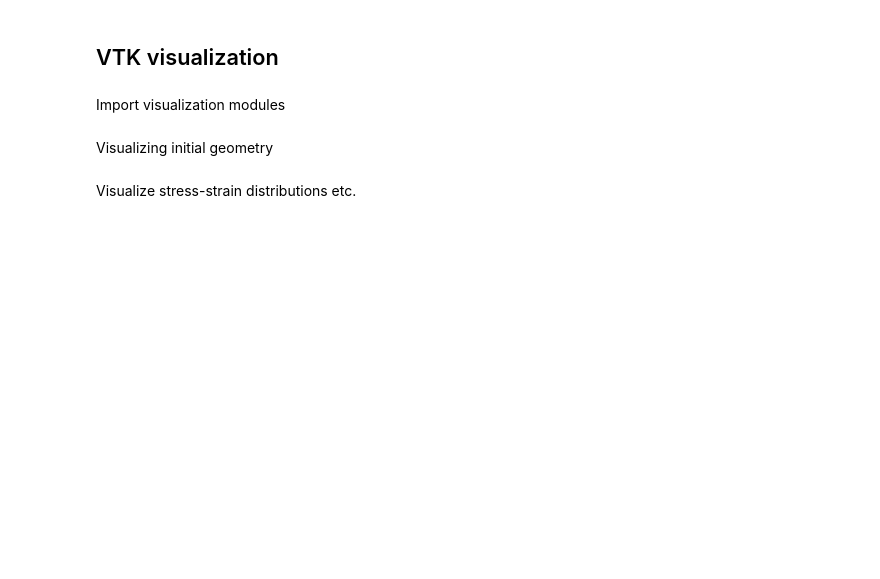
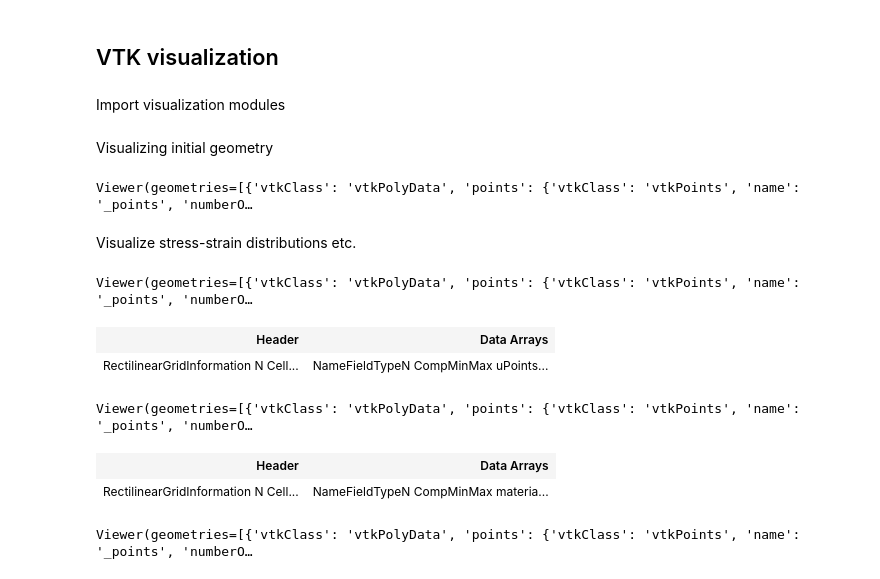
Before and after one commit to max-hassani/pyiron_workflow_examples, a Jupyter notebook: LAMMPS-DAMASK-workflow/Lammps-damask-workflow.ipynb, the cells around one changed output. Saved outputs shown, nothing was run; the diff lists cells and outputs as text; code cells hidden in the pictures; blank space fills up the shorter version.

```diff
--- a/LAMMPS-DAMASK-workflow/Lammps-damask-workflow.ipynb
+++ b/LAMMPS-DAMASK-workflow/Lammps-damask-workflow.ipynb
@@ -601,17 +360,43 @@ from itkwidgets import view
 Visualizing initial geometry
 # %%
 path = cwd+'/'+simulation_folder[i]
-filepath = path + 'test.vtr' # put correct name for the geometry file
+filepath = path + '/' + 'test.vtr' # put correct name for the geometry file
 mesh = pv.read(filepath)
 pl = pv.PlotterITK()
 pl.add_mesh(mesh)
 pl.show()
+# %% [output]
+Viewer(geometries=[{'vtkClass': 'vtkPolyData', 'points': {'vtkClass': 'vtkPoints', 'name': '_points', 'numberO…
 # %% [markdown]
 Visualize stress-strain distributions etc.
 # %%
 path = cwd+'/'+simulation_folder[i]
-filepath = path + 'test_tensionNi100_inc20.vtr'   #put the correct name for the vtr file
+filepath = path + '/' + 'test_tension_Ni20_inc20.vtr'   #put the correct name for the vtr file
 mesh = pv.read(filepath)
 pl = pv.PlotterITK()
 pl.add_mesh(mesh)
 pl.show()
+# %% [output]
+Viewer(geometries=[{'vtkClass': 'vtkPolyData', 'points': {'vtkClass': 'vtkPoints', 'name': '_points', 'numberO…
+# %%
+mesh
+# %% [output]
+| Header | Data Arrays |
+| RectilinearGridInformation N Cell... | NameFieldTypeN CompMinMax uPoints... |
+# %%
+pl = pv.PlotterITK()
+pl.add_mesh(mesh)
+pl.show()
+# %% [output]
+Viewer(geometries=[{'vtkClass': 'vtkPolyData', 'points': {'vtkClass': 'vtkPoints', 'name': '_points', 'numberO…
+# %%
+mesh
+# %% [output]
+| Header | Data Arrays |
+| RectilinearGridInformation N Cell... | NameFieldTypeN CompMinMax materia... |
+# %%
+pl = pv.PlotterITK()
+pl.add_mesh(mesh)
+pl.show()
+# %% [output]
+Viewer(geometries=[{'vtkClass': 'vtkPolyData', 'points': {'vtkClass': 'vtkPoints', 'name': '_points', 'numberO…
```
Also changed, not shown: parts of 14 cells of this notebook, 1 other file.
